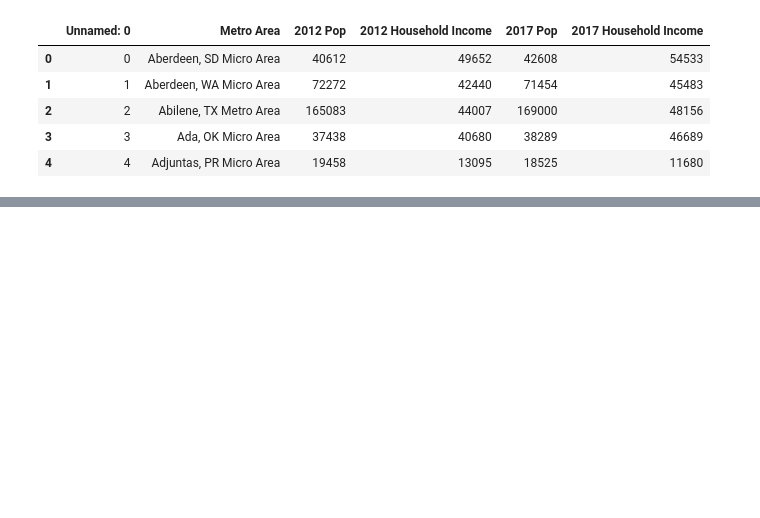
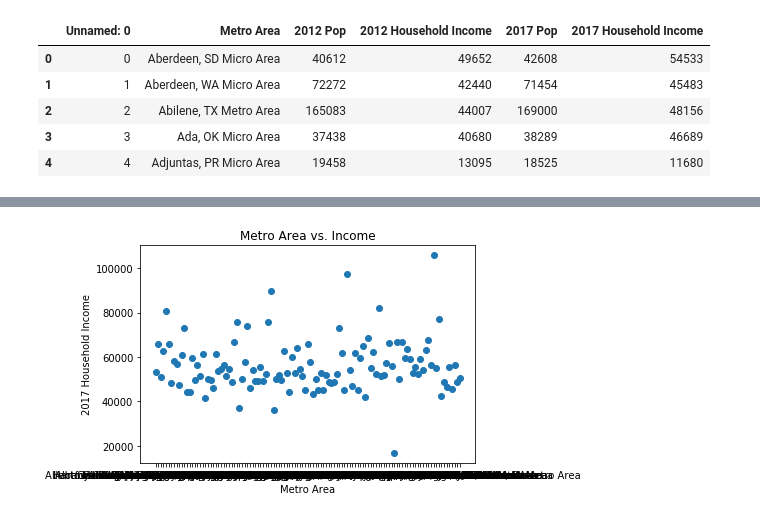
Before and after one commit to woodfin8/ProjectOne, a Jupyter notebook: Census_new.ipynb, the cells around one changed output, grey strips where cells are left out. Cells and saved outputs as stored; diff of their text form; code cells hidden in the pictures; blank space fills up the shorter version.

```diff
--- a/Census_new.ipynb
+++ b/Census_new.ipynb
@@ -52,0 +91,13 @@ New_df.to_csv("Census_N.csv")
+# %%
+plt.scatter(New_df["Metro Area"], New_df["2017 Household Income"])
+plt.xlabel("Metro Area")
+plt.ylabel("2017 Household Income")
+
+plt.xlim()
+plt.title("Metro Area vs. Income")
+
+# Save image
+plt.savefig("New_df{}.png")
+plt.show()
+# %% [output]
+[figure, added]
```
Also changed, not shown: parts of 8 cells of this notebook.
